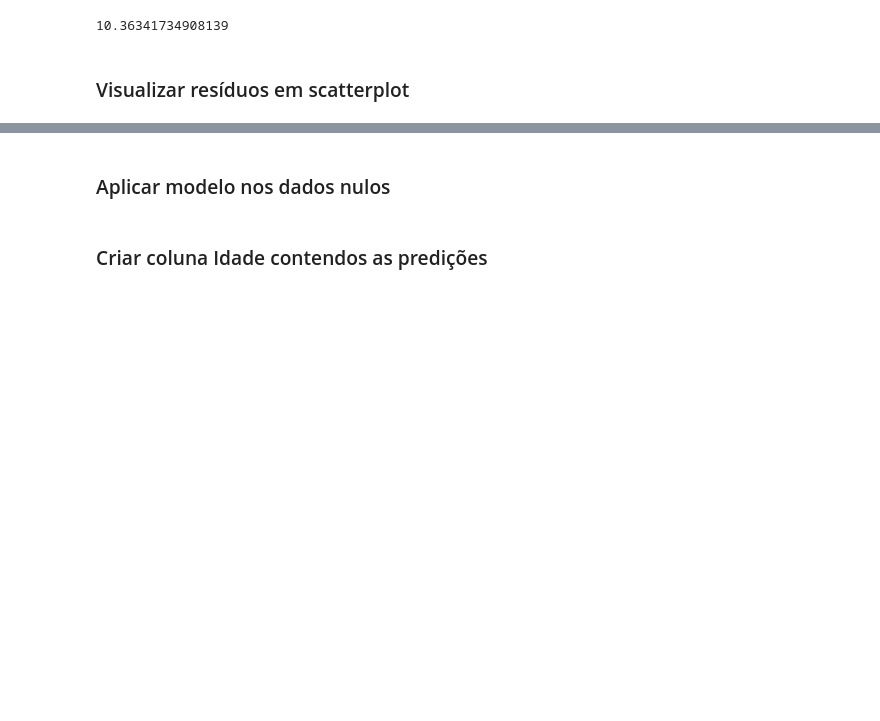
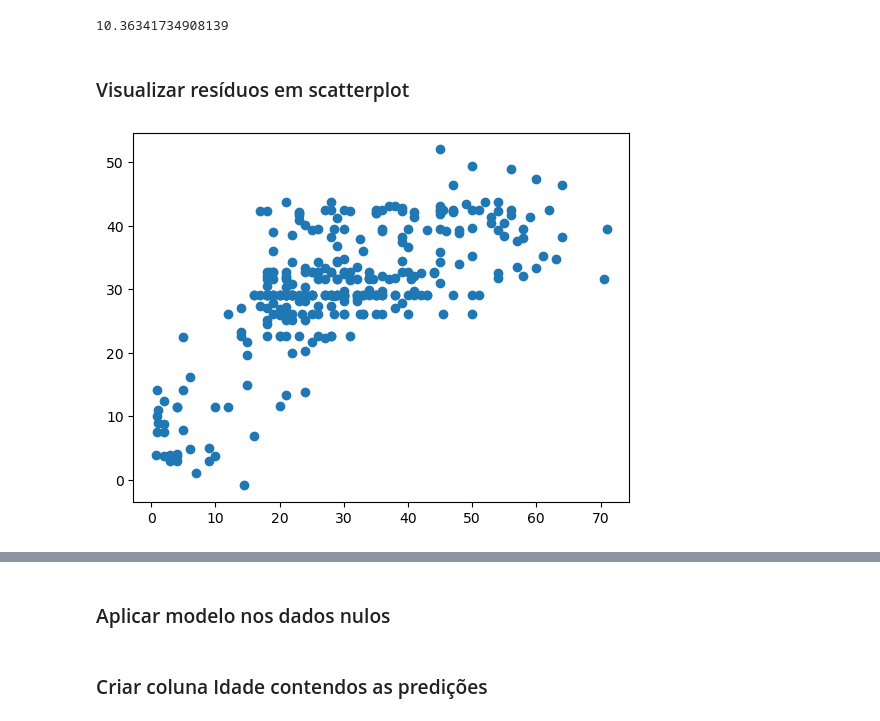
Before and after one commit to phillrog/py-machine-learning, a Jupyter notebook: notebooks/9 - Projeto Regressão Linear/Regressão Linear - Predicao da Idade dos Passageiros do Titanic - Vazio.ipynb, the cells around one changed output, grey strips where cells are left out. Saved outputs shown, nothing was run; the diff lists cells and outputs as text; code cells hidden in the pictures; blank space fills up the shorter version.

Commit message:
visualizando com scatterplot

```diff
--- a/notebooks/9 - Projeto Regressão Linear/Regressão Linear - Predicao da Idade dos Passageiros do Titanic - Vazio.ipynb
+++ b/notebooks/9 - Projeto Regressão Linear/Regressão Linear - Predicao da Idade dos Passageiros do Titanic - Vazio.ipynb
@@ -604,6 +604,11 @@ rmse
 10.36341734908139
 # %% [markdown]
 ### Visualizar resíduos em scatterplot
+# %%
+plt.scatter(y_test, pred)
+plt.show()
+# %% [output]
+[figure, added]
 # %% [markdown]
 <a name="tarifa"></a>
 # %% [markdown]
```
